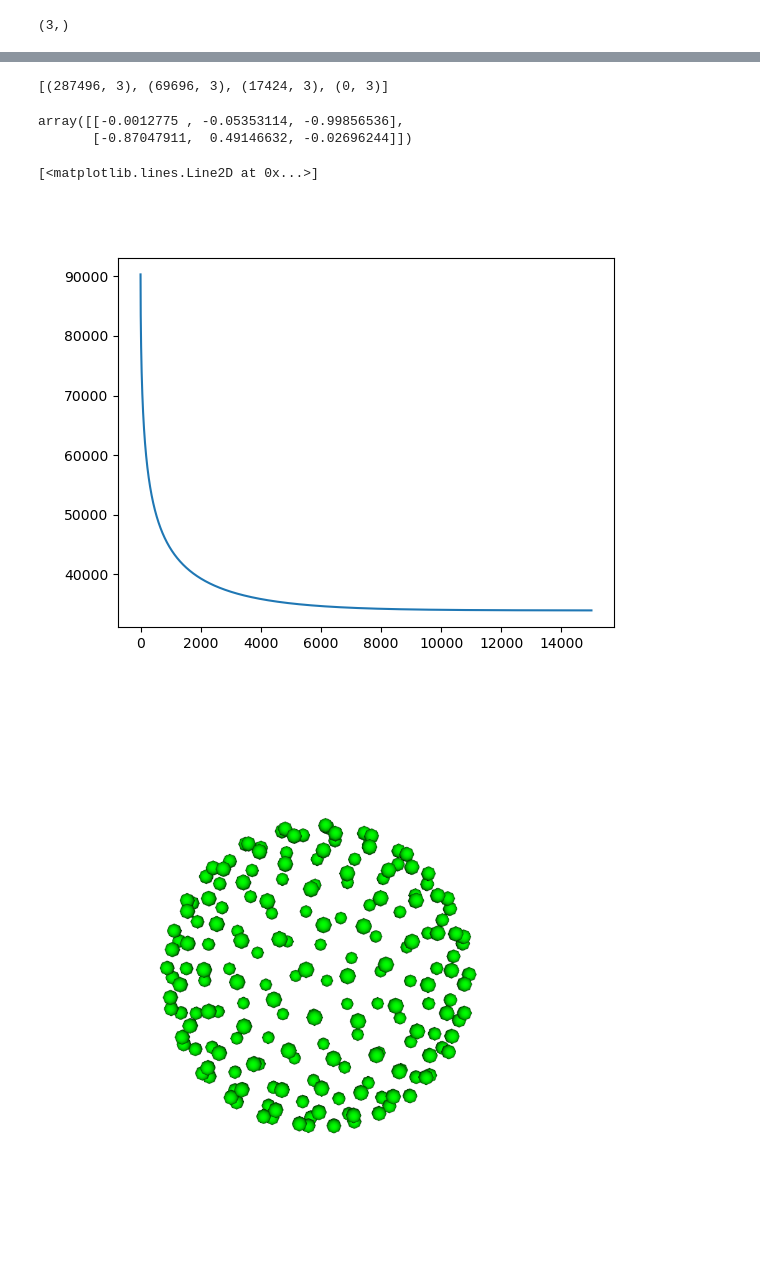
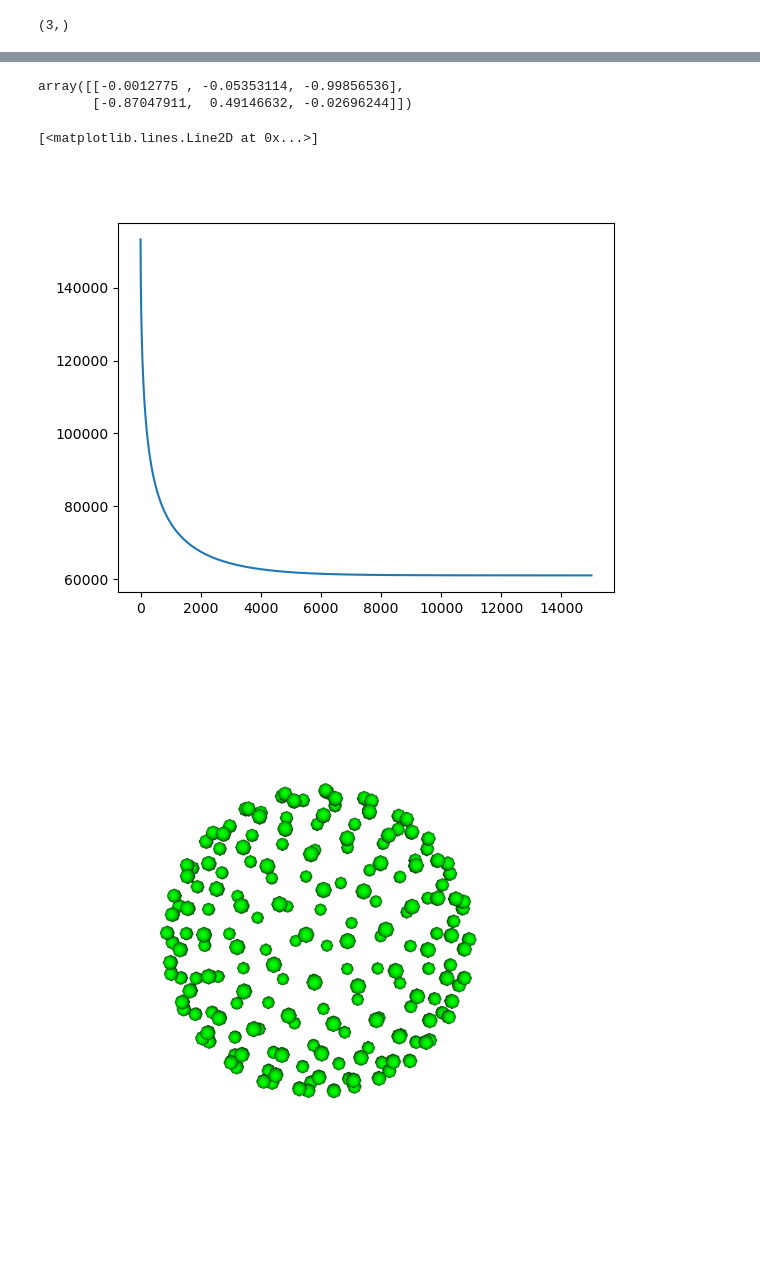
Before and after one commit to BrysonGray/fibermetric, a Jupyter notebook: notebooks/make_sta_figures.ipynb, the cells around one changed output, grey strips where cells are left out. Saved outputs shown, nothing was run; the diff lists cells and outputs as text; code cells hidden in the pictures.

```diff
--- a/notebooks/make_sta_figures.ipynb
+++ b/notebooks/make_sta_figures.ipynb
@@ -544,7 +551,3 @@ for i in range(1): #ax.shape[1]):
-# %%
-print([a.shape for a in angles_dist])
-# %% [output]
-[(287496, 3), (69696, 3), (17424, 3), (0, 3)]
 # %%
 skm = apsym_kmeans.APSymKMeans(n_clusters=2)
 
@@ -651,28 +654,28 @@ def screenshot_gradients(sph_gtab, title='Modeling'):
     scene.clear()
     return outfile
 # %%
-n_pts = 96
+n_pts = 128
 theta = np.pi - np.random.rand(n_pts)
 phi = 2 * np.pi - np.random.rand(n_pts)
 hsph_initial = HemiSphere(theta=theta, phi=phi)
 hsph_updated, potential = disperse_charges(hsph_initial,15000, const=0.2)
 
 vertices = hsph_updated.vertices
 # values = np.ones(vertices.shape[0])
 # bvecs = np.vstack((vertices))
 # bvals = np.hstack((bvalue * values))
 # # add some b=0 bvals/bvecs
 # bvecs = np.insert(bvecs, (0,bvecs.shape[0]), np.array([0,0,0]), axis = 0)
 # bvals = np.insert(bvals, (0, bvals.shape[0]), 0)
 
 # gtab = gradient_table(bvals, bvecs)
 sph_gtab = Sphere(xyz=np.vstack((vertices,-vertices)))
 
 plt.figure()
 plt.plot(potential)
 # %% [output]
 [<matplotlib.lines.Line2D at 0x...>]
-[figure, old version]
+[figure, new version]
 # %%
 image = screenshot_gradients(sph_gtab, title='Example directions')
 Image(filename=image)
```
Also changed, not shown: parts of 5 cells of this notebook, 1 other file.
